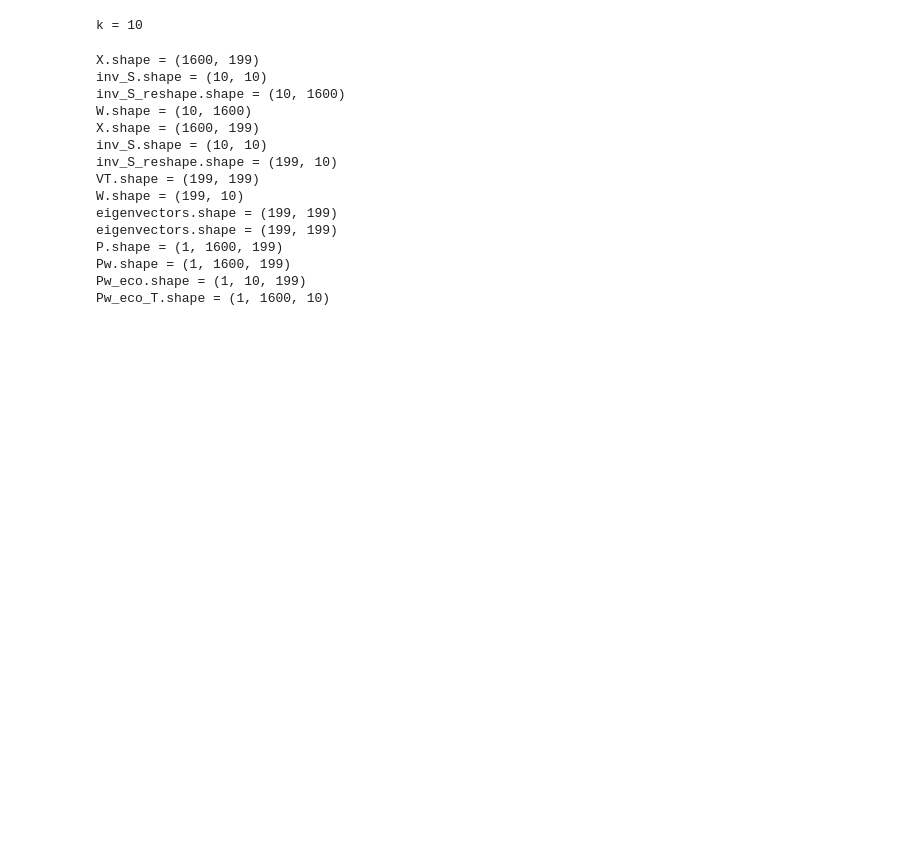
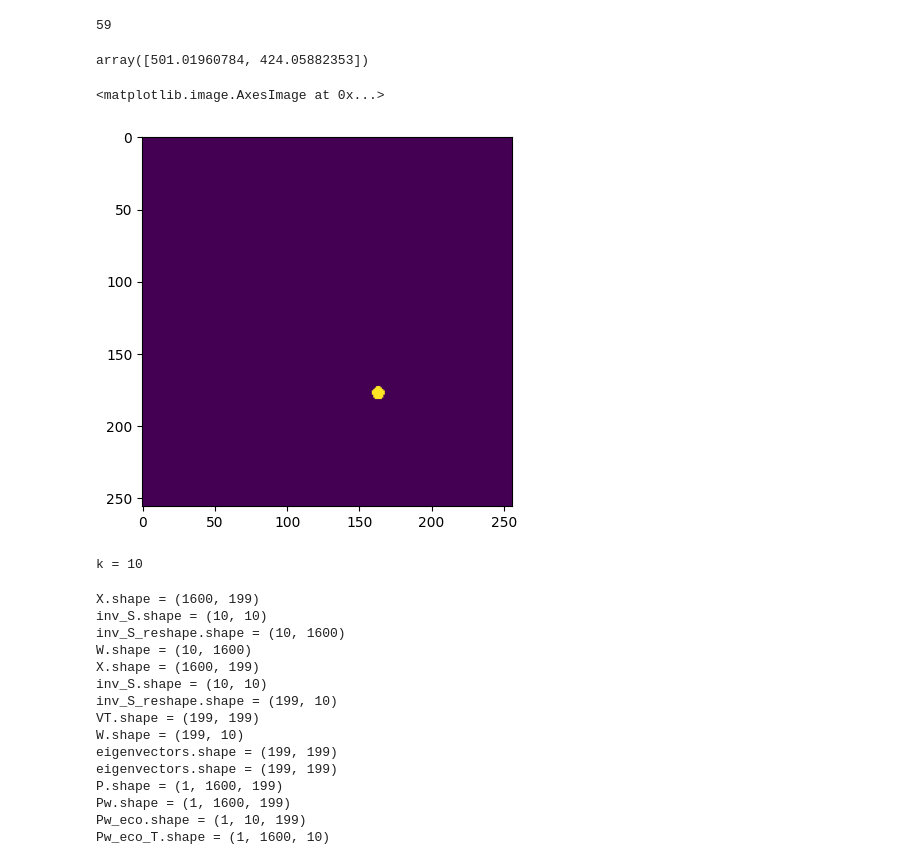
Before and after one commit to kushalkolar/td-svd-sandbox, a Jupyter notebook: NICA_with_noise_estimation_v2.ipynb, the cells around one changed output. Cells and saved outputs as stored; diff of their text form; code cells hidden in the pictures; blank space fills up the shorter version.

```diff
--- a/NICA_with_noise_estimation_v2.ipynb
+++ b/NICA_with_noise_estimation_v2.ipynb
@@ -895,0 +1134,10 @@ lambda_max_bulk_fit = 0.7290281900604716
+# %%
+in_sub_fov
+# %% [output]
+59
+# %%
+c = (coors[0]).astype(int)
+# %%
+c.mean(axis=0)
+# %% [output]
+array([501.01960784, 424.05882353])
@@ -895,0 +1148,7 @@ lambda_max_bulk_fit = 0.7290281900604716
+# %%
+a = np.zeros(movie.shape[1:])
+a[c[:, 1], c[:, 0]] = 1
+plt.imshow(a)
+# %% [output]
+<matplotlib.image.AxesImage at 0x...>
+[figure, added]
```
Also changed, not shown: parts of 51 cells of this notebook, 1 other file.
